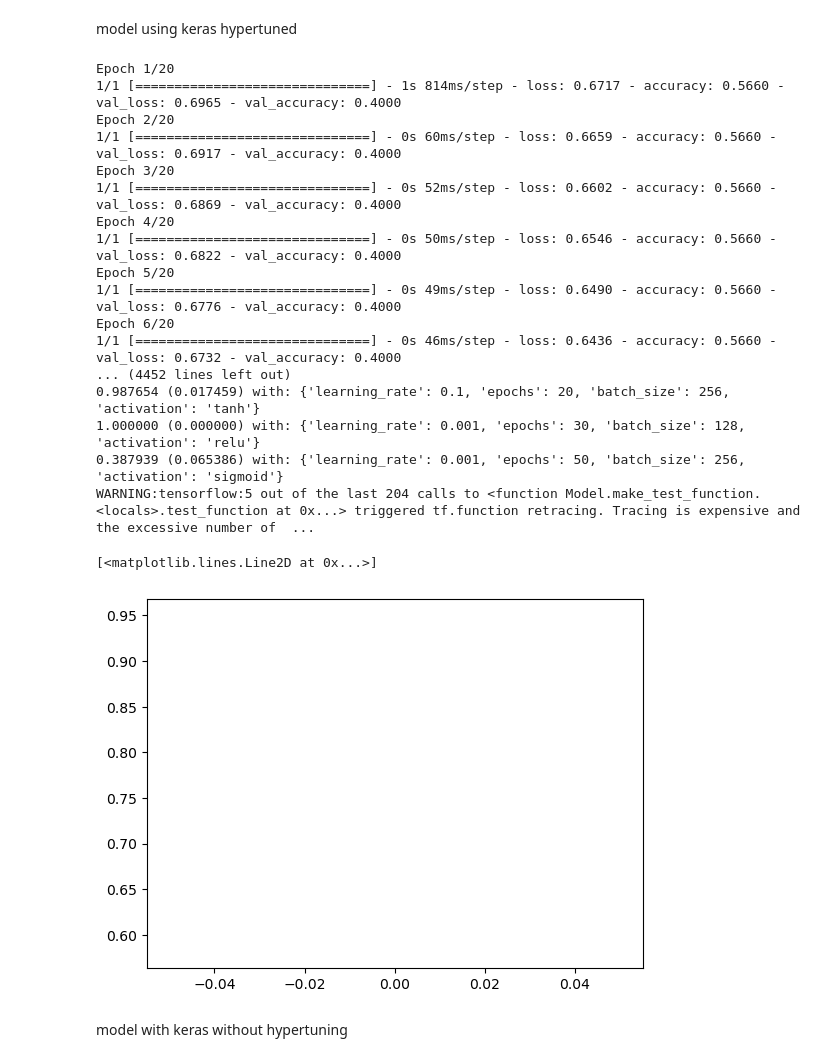
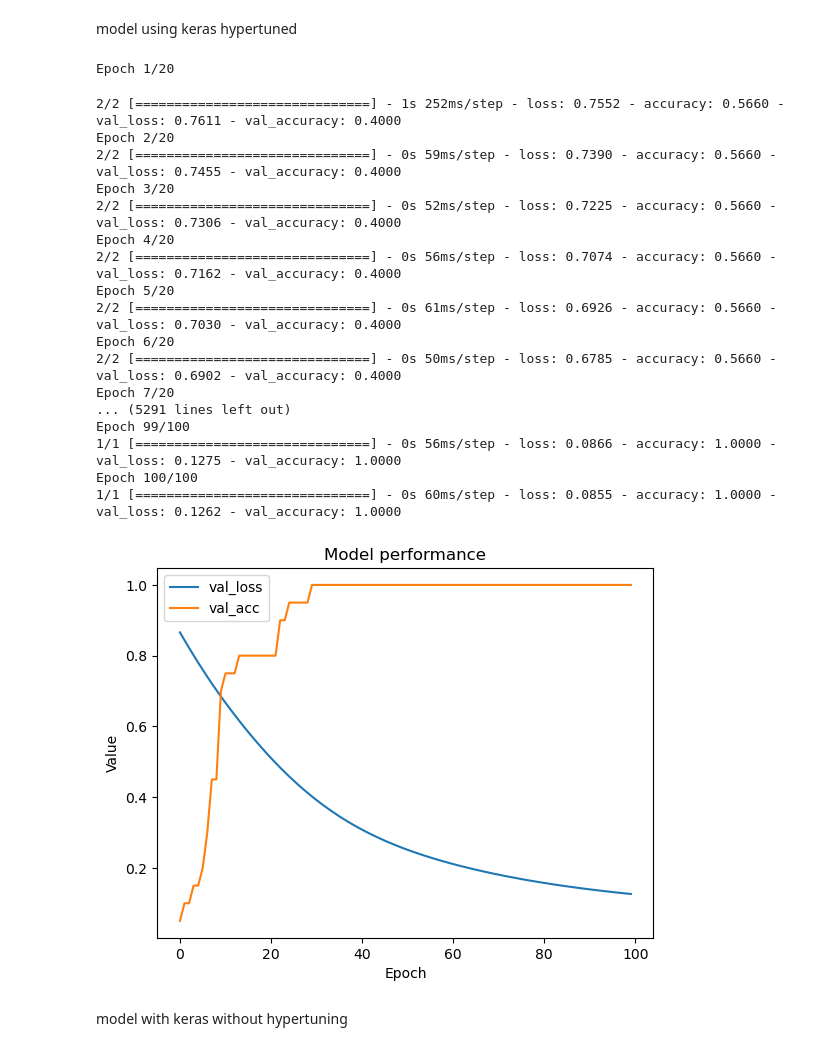
Before and after one commit to adam061606/DEEP-LEARNING, a Jupyter notebook: lab2.ipynb, the cells around one changed output. Saved outputs shown, nothing was run; the diff lists cells and outputs as text; code cells hidden in the pictures.

```diff
--- a/lab2.ipynb
+++ b/lab2.ipynb
@@ -223,62 +223,63 @@ model = KerasClassifier(build_fn = create_model)
 params = {
     'activation': ['relu', 'tanh','sigmoid'],
     'batch_size': [32, 128, 256],
     'epochs': [20,30,40,50, 100, 200],
     'learning_rate': [0.1, 0.01, 0.001]
 }
 
 # Create a randomize search cv object passing in the parameters to try
 random_search = RandomizedSearchCV(model, param_distributions = params, cv = KFold(3))
 h_callback = random_search.fit(x_train, y_train,validation_data=(x_test, y_test))
 # h_callback = random_search.fit(x_train, y_train)
 
-
-
 # Calculate the accuracy score for each fold
 kfolds = cross_val_score(model, x_test, y_test, cv = 3)
-
-# Extract best parameters
-best_params = h_callback.best_params_
 
 # Summarize results
 print("Best: %f using %s" % (h_callback.best_score_, h_callback.best_params_))
 
 means = h_callback.cv_results_['mean_test_score']
 stds = h_callback.cv_results_['std_test_score']
 params = h_callback.cv_results_['params']
 for mean, stdev, param in zip(means, stds, params):
     print("%f (%f) with: %r" % (mean, stdev, param))
 
-# Build the model with best parameters
-model = create_model(optomizer = 'Adam', activation=best_params['activation'])
+# Extract best model
+best_model = random_search.best_estimator_
+history = best_model.fit(x_train, y_train, validation_data=(x_test, y_test))
 
-# Train the model
-history = model.fit(x_train, y_train, verbose=0,validation_data=(x_test, y_test))
-# Plot train vs test loss during training
+
+# Plot test loss during training
 plt.plot(history.history['val_loss'])
 
-# Plot train vs test accuracy during training
+# Plot test accuracy during training
 plt.plot(history.history['val_accuracy'])
+
+plt.title('Model performance')
+plt.ylabel('Value')
+plt.xlabel('Epoch')
+plt.legend(['val_loss', 'val_acc'], loc='upper left')
+plt.show()
 # %% [output]
 Epoch 1/20
-1/1 [==============================] - 1s 814ms/step - loss: 0.6717 - accuracy: 0.5660 - val_loss: 0.6965 - val_accuracy: 0.4000
-Epoch 2/20
-1/1 [==============================] - 0s 60ms/step - loss: 0.6659 - accuracy: 0.5660 - val_loss: 0.6917 - val_accuracy: 0.4000
-Epoch 3/20
-1/1 [==============================] - 0s 52ms/step - loss: 0.6602 - accuracy: 0.5660 - val_loss: 0.6869 - val_accuracy: 0.4000
-Epoch 4/20
-1/1 [==============================] - 0s 50ms/step - loss: 0.6546 - accuracy: 0.5660 - val_loss: 0.6822 - val_accuracy: 0.4000
-Epoch 5/20
-1/1 [==============================] - 0s 49ms/step - loss: 0.6490 - accuracy: 0.5660 - val_loss: 0.6776 - val_accuracy: 0.4000
-Epoch 6/20
-1/1 [==============================] - 0s 46ms/step - loss: 0.6436 - accuracy: 0.5660 - val_loss: 0.6732 - val_accuracy: 0.4000
-... (4452 lines left out)
-0.987654 (0.017459) with: {'learning_rate': 0.1, 'epochs': 20, 'batch_size': 256, 'activation': 'tanh'}
-1.000000 (0.000000) with: {'learning_rate': 0.001, 'epochs': 30, 'batch_size': 128, 'activation': 'relu'}
-0.387939 (0.065386) with: {'learning_rate': 0.001, 'epochs': 50, 'batch_size': 256, 'activation': 'sigmoid'}
-WARNING:tensorflow:5 out of the last 204 calls to <function Model.make_test_function.<locals>.test_function at 0x...> triggered tf.function retracing. Tracing is expensive and the excessive number of  ...
-[<matplotlib.lines.Line2D at 0x...>]
+2/2 [==============================] - 1s 252ms/step - loss: 0.7552 - accuracy: 0.5660 - val_loss: 0.7611 - val_accuracy: 0.4000
+Epoch 2/20
+2/2 [==============================] - 0s 59ms/step - loss: 0.7390 - accuracy: 0.5660 - val_loss: 0.7455 - val_accuracy: 0.4000
+Epoch 3/20
+2/2 [==============================] - 0s 52ms/step - loss: 0.7225 - accuracy: 0.5660 - val_loss: 0.7306 - val_accuracy: 0.4000
+Epoch 4/20
+2/2 [==============================] - 0s 56ms/step - loss: 0.7074 - accuracy: 0.5660 - val_loss: 0.7162 - val_accuracy: 0.4000
+Epoch 5/20
+2/2 [==============================] - 0s 61ms/step - loss: 0.6926 - accuracy: 0.5660 - val_loss: 0.7030 - val_accuracy: 0.4000
+Epoch 6/20
+2/2 [==============================] - 0s 50ms/step - loss: 0.6785 - accuracy: 0.5660 - val_loss: 0.6902 - val_accuracy: 0.4000
+Epoch 7/20
+... (5291 lines left out)
+Epoch 99/100
+1/1 [==============================] - 0s 56ms/step - loss: 0.0866 - accuracy: 1.0000 - val_loss: 0.1275 - val_accuracy: 1.0000
+Epoch 100/100
+1/1 [==============================] - 0s 60ms/step - loss: 0.0855 - accuracy: 1.0000 - val_loss: 0.1262 - val_accuracy: 1.0000
-[figure, old version]
+[figure, new version]
 # %% [markdown]
 model with keras without hypertuning
 # %%
```
Also changed, not shown: parts of 4 cells of this notebook.
